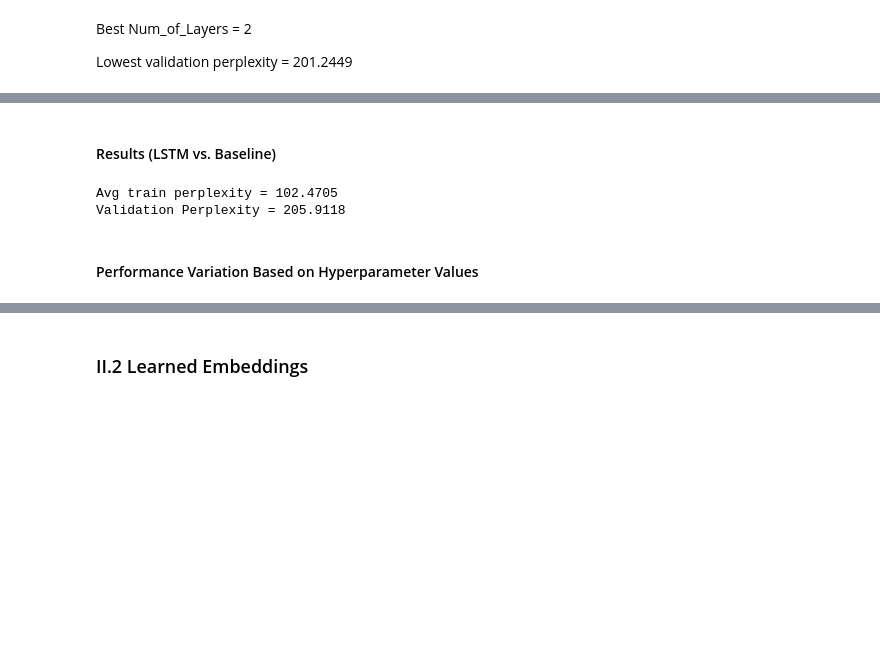
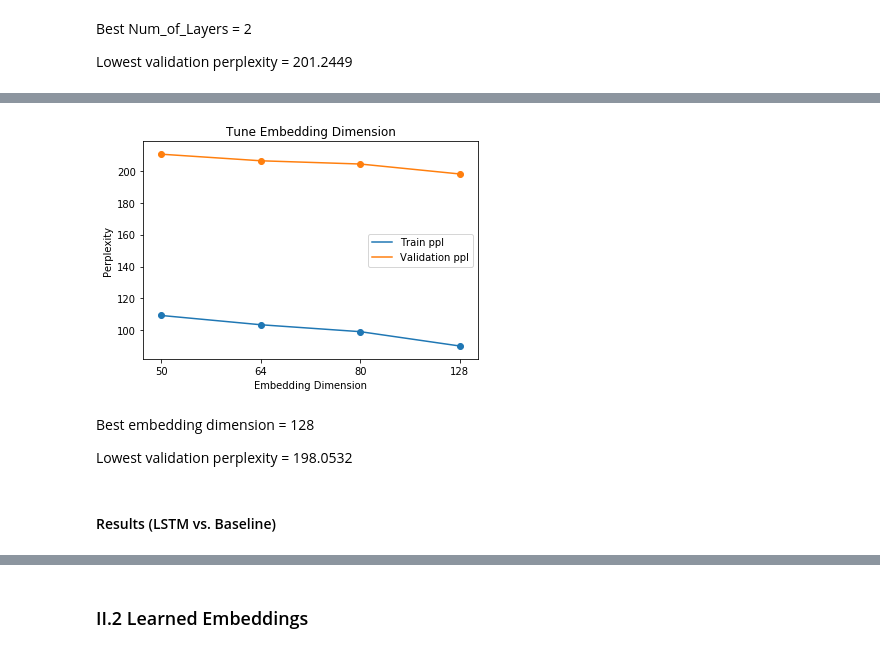
Before and after one commit to JayceeLi66/NLP_Homework, a Jupyter notebook: HW2/NLP_HW2.ipynb, the cells around one changed output, grey strips where cells are left out. Saved outputs shown, nothing was run; the diff lists cells and outputs as text; code cells hidden in the pictures; blank space fills up the shorter version.

```diff
--- a/HW2/NLP_HW2.ipynb
+++ b/HW2/NLP_HW2.ipynb
@@ -647,6 +654,14 @@ def TuneLSTM(options, learning_rate=0.001, epochs=10, save_model=False):
     return ppl, ppl_val
 # %% [markdown]
 #### Tune learning rate
+# %%
+options = {'embedding_dim': 64,
+           'hidden_size': 128,
+           'input_size': 64,
+           'num_embeddings': 33178,
+           'num_layers': 2,
+           'padding_idx': 2,
+           'rnn_dropout': 0.1}
 # %%
 lr_range = [0.0001, 0.001, 0.005, 0.01, 0.1]
 ppl_ls, ppl_val_ls = [], []
@@ -692,6 +707,14 @@ Best learning rate = 0.1
 Lowest validation perplexity = 201.7499
 # %% [markdown]
 #### Tune number of layers
+# %%
+options = {'embedding_dim': 64,
+           'hidden_size': 128,
+           'input_size': 64,
+           'num_embeddings': 33178,
+           'num_layers': 2,
+           'padding_idx': 2,
+           'rnn_dropout': 0.1}
 # %%
 ppl_ls, ppl_val_ls = [], []
 num_layers_range = [2, 3, 4]
@@ -732,0 +758,17 @@ Lowest validation perplexity = 201.2449
+# %%
+options = {'embedding_dim': 64,
+           'hidden_size': 128,
+           'input_size': 64,
+           'num_embeddings': 33178,
+           'num_layers': 2,
+           'padding_idx': 2,
+           'rnn_dropout': 0.1}
+# %%
+emb_list = [50, 64, 80, 128]
+ppl_ls, ppl_val_ls = [], []
+for emb_dim in emb_list:
+    options['embedding_dim'] = emb_dim
+    options['input_size'] = emb_dim
+    ppl, ppl_val = TuneLSTM(options, learning_rate=0.1, epochs=10)
+    ppl_ls.append(ppl)
+    ppl_val_ls.append(ppl_val)
@@ -733,11 +791,29 @@ Lowest validation perplexity = 201.2449
+# %%
+plt.plot(np.arange(4), ppl_ls, label='Train ppl')
+plt.plot(np.arange(4), ppl_val_ls, label='Validation ppl')
+plt.scatter(np.arange(4), ppl_ls)
+plt.scatter(np.arange(4), ppl_val_ls)
+plt.xticks(np.arange(4), emb_list)
+plt.title('Tune Embedding Dimension')
+plt.xlabel('Embedding Dimension')
+plt.ylabel('Perplexity')
+plt.legend()
+plt.show()
+# %% [output]
+[figure, added]
+# %% [markdown]
+Best embedding dimension = 128
+
+Lowest validation perplexity = 198.0532
 # %% [markdown]
 #### Results (LSTM vs. Baseline)
 # %%
-options['num_layers'] = 2
+options = {'embedding_dim': 128,
+           'hidden_size': 128,
+           'input_size': 128,
+           'num_embeddings': 33178,
+           'num_layers': 2,
+           'padding_idx': 2,
+           'rnn_dropout': 0.1}
 
-ppl, ppl_val = TuneLSTM(options, learning_rate=0.1, save_model=True)
+# ppl, ppl_val = TuneLSTM(options, learning_rate=0.1, save_model=True)
-# %% [output]
-Avg train perplexity = 102.4705
-Validation Perplexity = 205.9118
-# %% [markdown]
-#### Performance Variation Based on Hyperparameter Values
```
Also changed, not shown: parts of 49 cells of this notebook, 2 other files.
